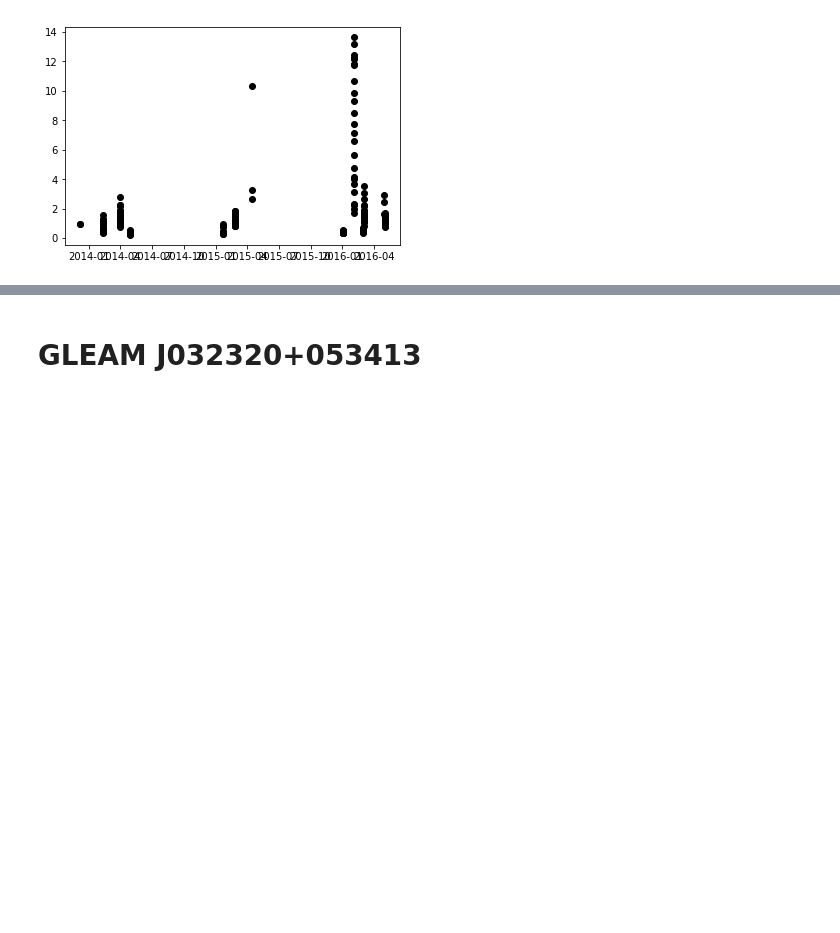
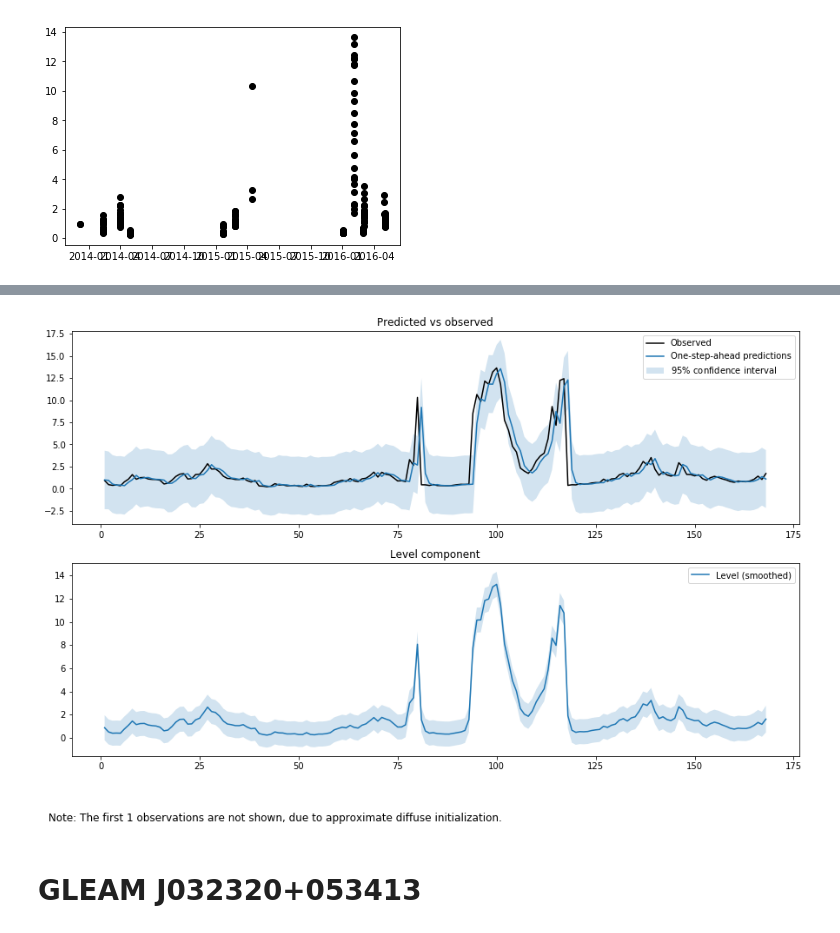
Before and after one commit to piccolomud/mwats, a Jupyter notebook: SQL/Sanity_Check_SQL.ipynb, the cells around one changed output, grey strips where cells are left out. Cells and saved outputs as stored; diff of their text form; code cells hidden in the pictures; blank space fills up the shorter version.

```diff
--- a/SQL/Sanity_Check_SQL.ipynb
+++ b/SQL/Sanity_Check_SQL.ipynb
@@ -114,3 +165,9 @@ plt.plot(list(J0953.raw_peak_flux), 'ko')
+# %%
+level_model = sm.tsa.UnobservedComponents(df, 'llevel', stochastic=True)
+level_results = level_model.fit()
+fig = level_results.plot_components(figsize=(15, 9));
+# %% [output]
+[figure, added]
 # %% [markdown]
 # GLEAM J032320+053413
 # %%
```
Also changed, not shown: parts of 17 cells of this notebook, 4 other files.
